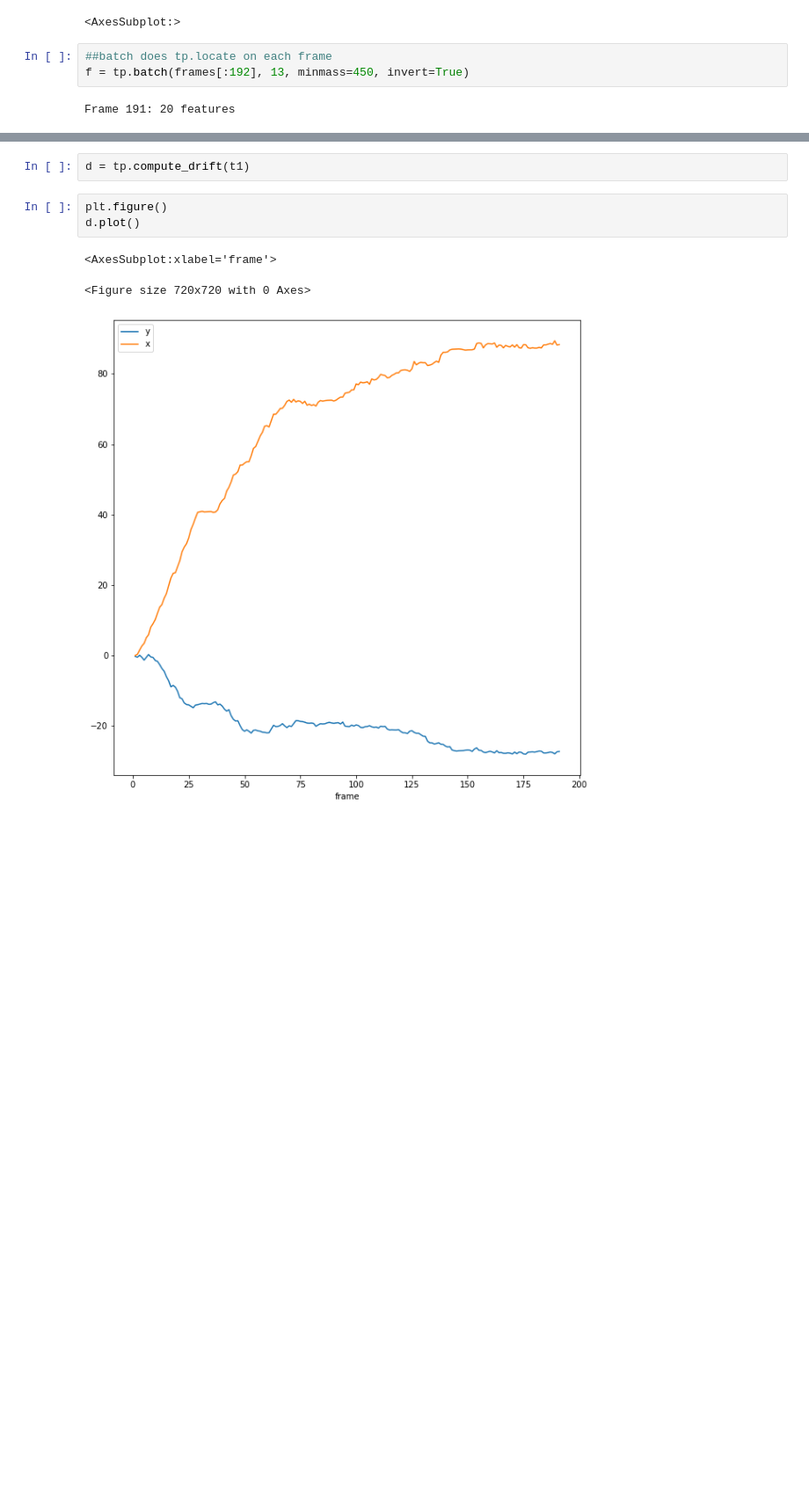
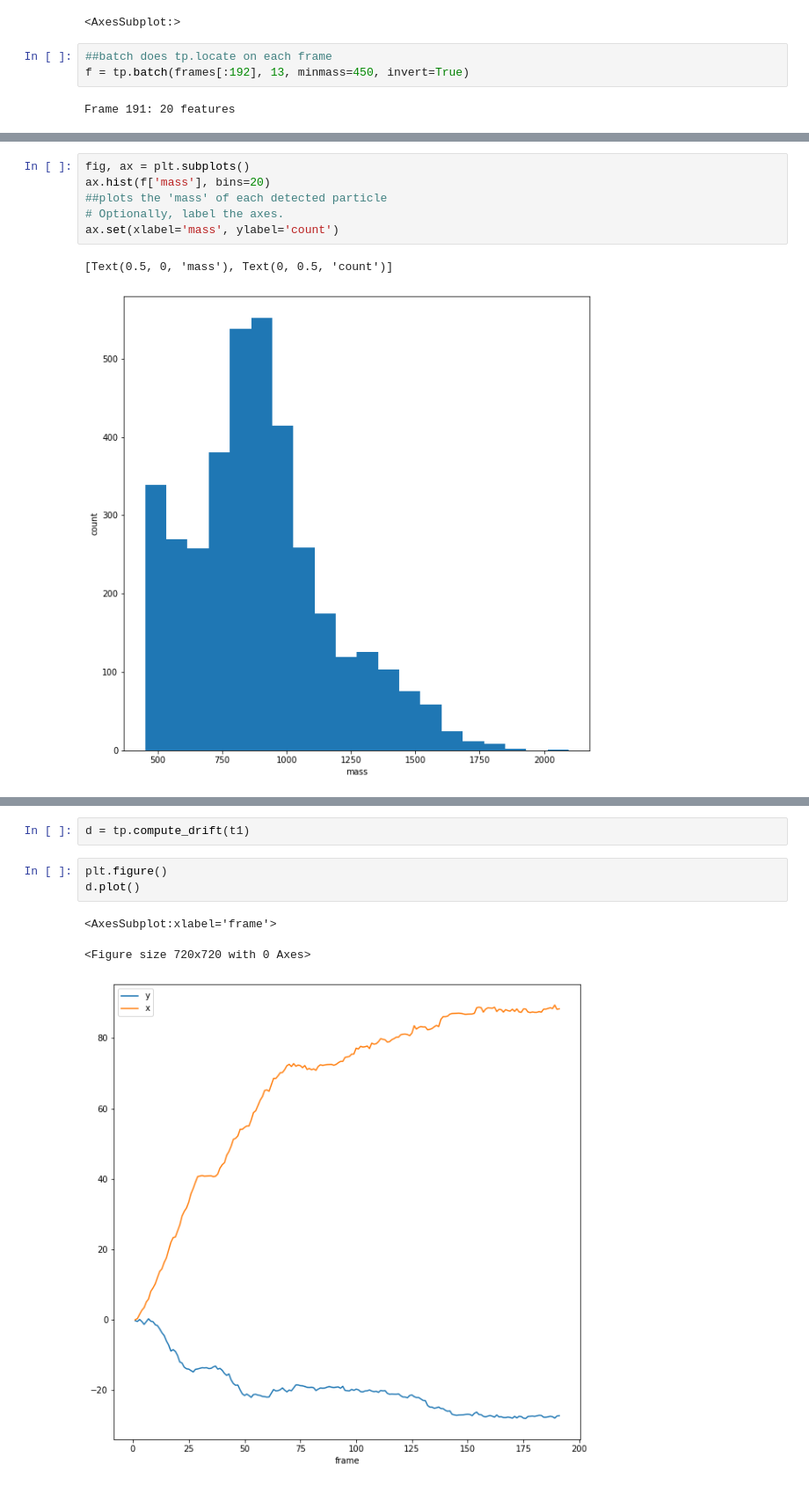
Before and after one commit to gavinbm/microbots, a Jupyter notebook: trackpy.ipynb, the cells around one changed output, grey strips where cells are left out. Shown at 88% size. Saved outputs shown, nothing was run; the diff lists cells and outputs as text; blank space fills up the shorter version.

```diff
--- a/trackpy.ipynb
+++ b/trackpy.ipynb
@@ -115,4 +114,13 @@ tp.annotate(f , frames[100])
 <AxesSubplot:>
+# %%
+fig, ax = plt.subplots()
+ax.hist(f['mass'], bins=20)
+##plots the 'mass' of each detected particle
+# Optionally, label the axes.
+ax.set(xlabel='mass', ylabel='count')
+# %% [output]
+[Text(0.5, 0, 'mass'), Text(0, 0.5, 'count')]
+[figure, added]
 # %%
 ##pass in f
 ## second parameter is maximum displacement
```
Also changed, not shown: parts of 12 cells of this notebook.
